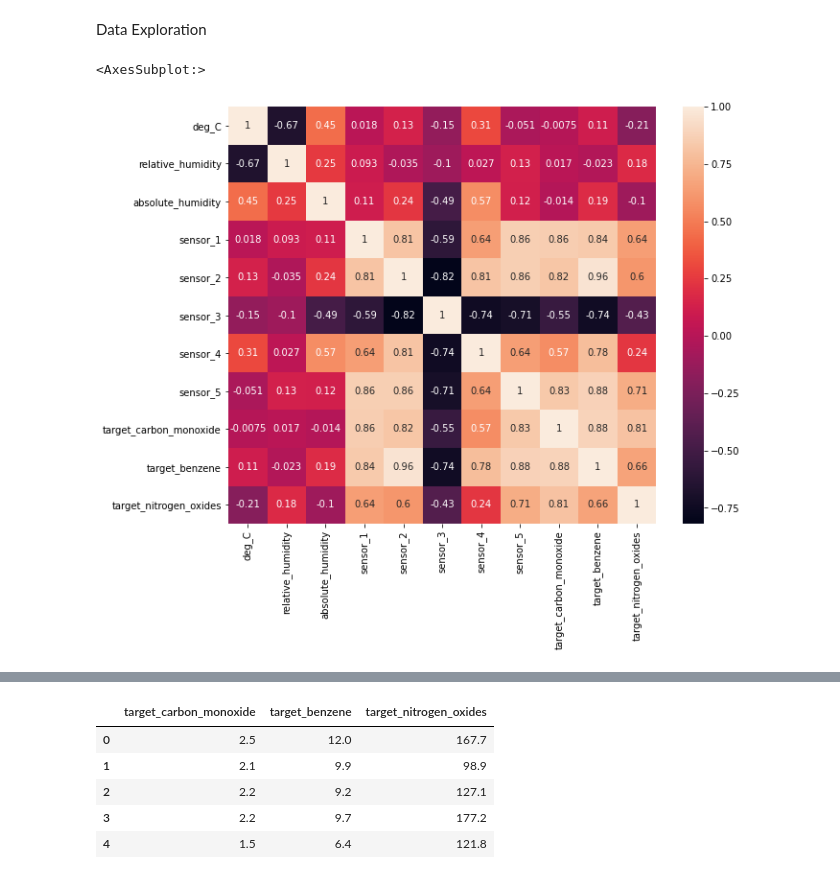
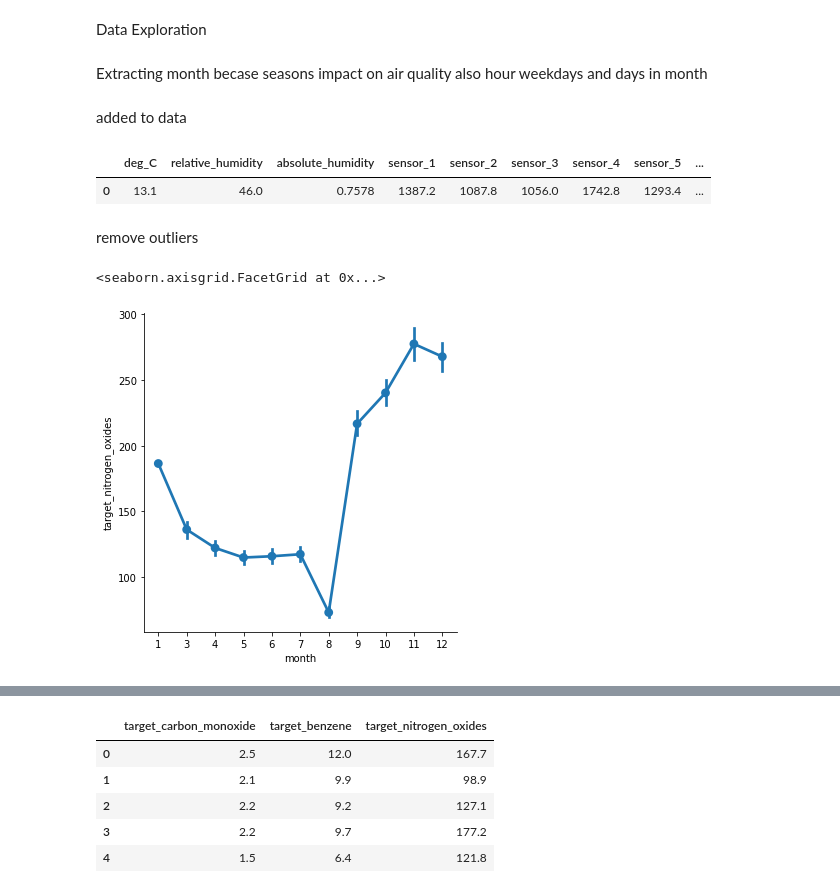
Before and after one commit to Prash8830/ML-Projects, a Jupyter notebook: air_quality/air_quality_pred.ipynb, the cells around one changed output, grey strips where cells are left out. Drawn from its saved outputs; the diff is of its cells as text; code cells hidden in the pictures.

```diff
--- a/air_quality/air_quality_pred.ipynb
+++ b/air_quality/air_quality_pred.ipynb
@@ -18,8 +19,25 @@ Loading data ...
 data = pd.read_csv('train.csv')
 # %% [markdown]
 Data Exploration
-# %%
-data.head()
-# %% [output]
-<AxesSubplot:>
-[figure, removed]
+# %% [markdown]
+Extracting month becase seasons impact on air quality
+also hour weekdays and days in month
+# %%
+month = pd.DatetimeIndex(data['date_time']).month
+hour = pd.DatetimeIndex(data['date_time']).hour
+day = pd.DatetimeIndex(data['date_time']).weekday
+date = pd.DatetimeIndex(data['date_time']).day
+# %% [markdown]
+added to data
+# %%
+data["month"]=month
+data["hour"]=hour
+data["weekdays"]=day
+data['date']=date
+data.drop("date_time",axis=1,inplace =True)
+data.head(1)
+# %% [output]
+|  | deg_C | relative_humidity | absolute_humidity | sensor_1 | sensor_2 | sensor_3 | sensor_4 | sensor_5 | ... |
+| 0 | 13.1 | 46.0 | 0.7578 | 1387.2 | 1087.8 | 1056.0 | 1742.8 | 1293.4 | ... |
+# %% [markdown]
+remove outliers
@@ -25,0 +49,5 @@ data.head()
+# %%
+sns.factorplot(x="month",y="target_nitrogen_oxides",data=data)
+# %% [output]
+<seaborn.axisgrid.FacetGrid at 0x...>
+[figure, added]
```
Also changed, not shown: parts of 28 cells of this notebook.
